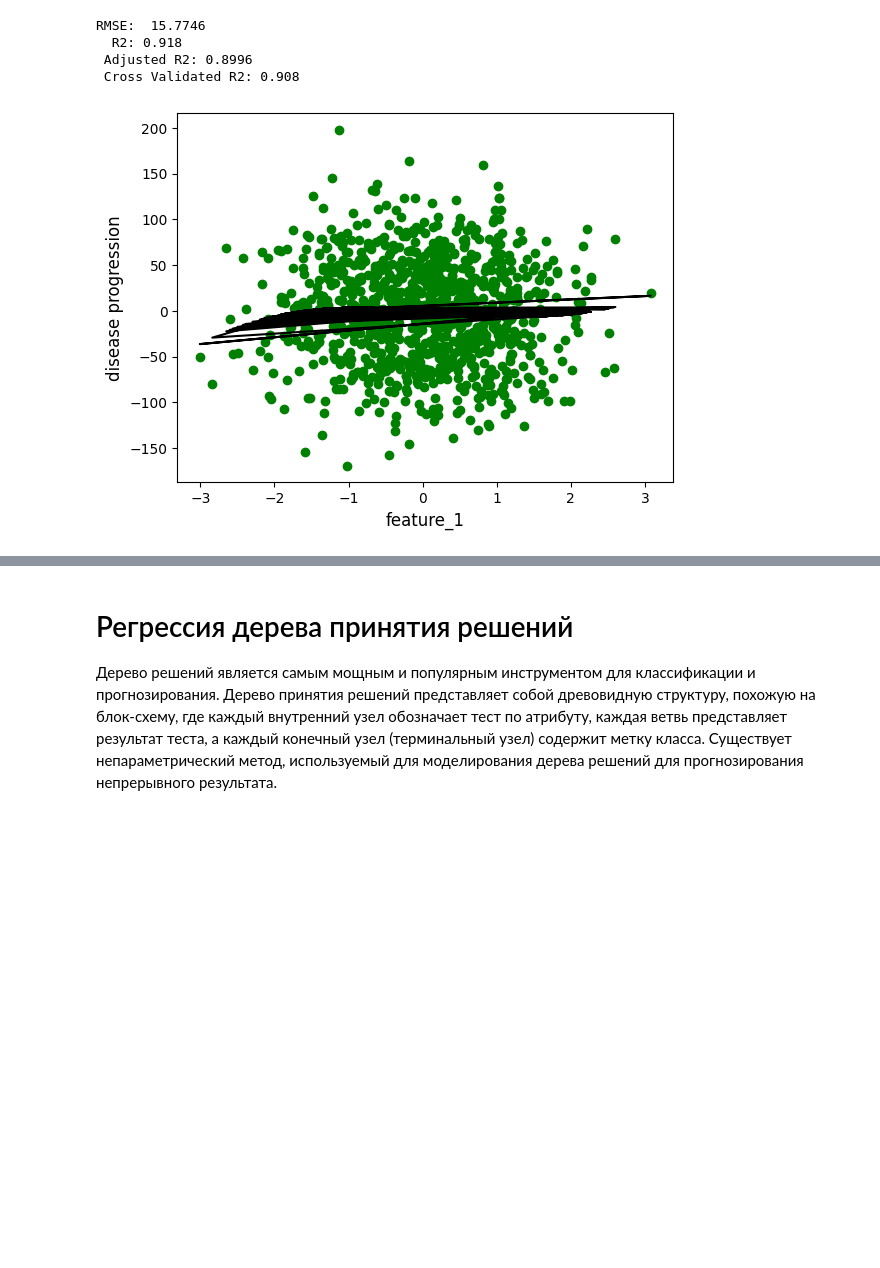
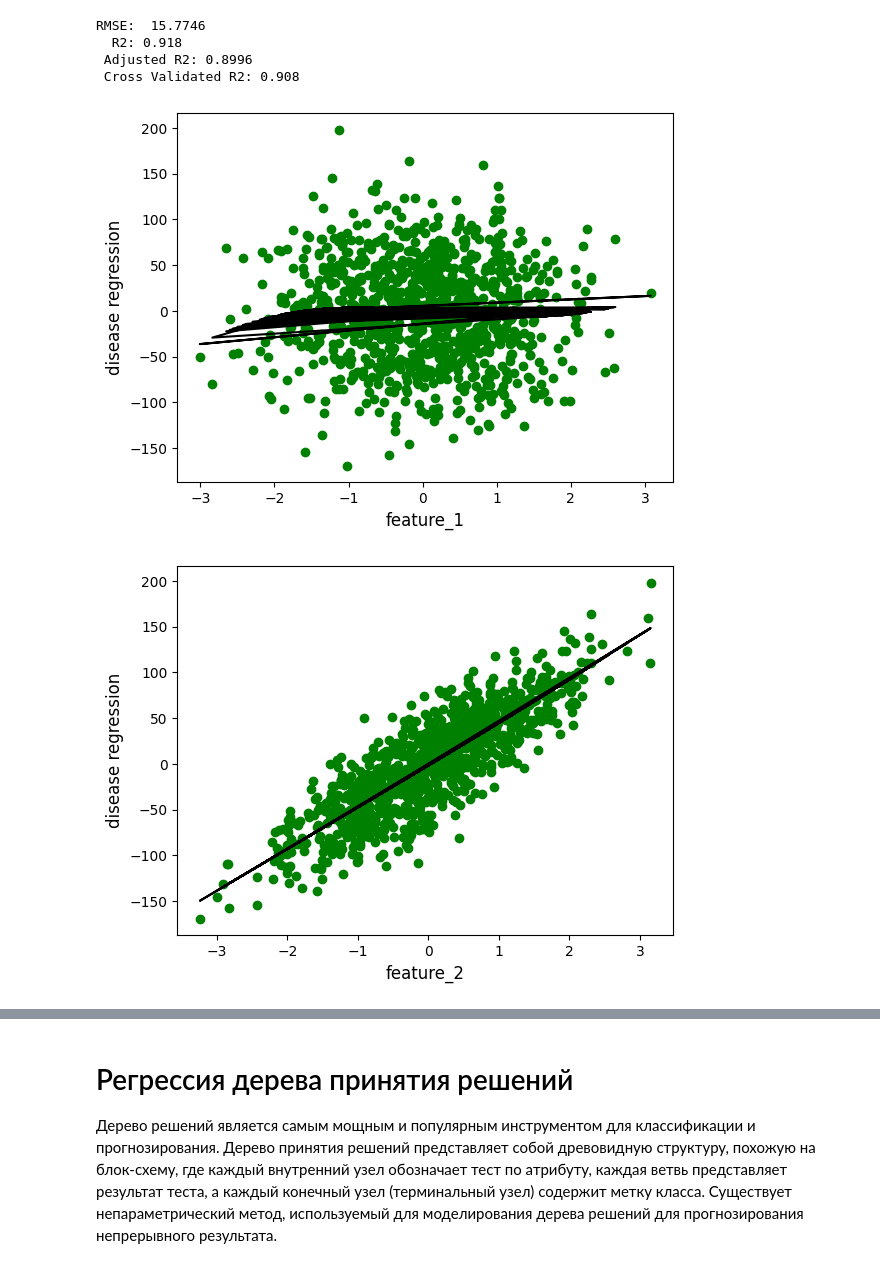
Before and after one commit to uldopp/TMON, a Jupyter notebook: KT_1_Regres/KT_1_Regres.ipynb, the cells around one changed output, grey strips where cells are left out. Drawn from its saved outputs; the diff is of its cells as text; code cells hidden in the pictures; blank space fills up the shorter version.

```diff
--- a/KT_1_Regres/KT_1_Regres.ipynb
+++ b/KT_1_Regres/KT_1_Regres.ipynb
@@ -284,20 +289,22 @@ RMSE:  15.7746
  Adjusted R2: 0.8996
  Cross Validated R2: 0.908
 # %%
-X2 = df['feature_1'].values[:,np.newaxis]
-# target data is array of shape (n,)
-y2 = df['target'].values
+features = ['feature_1', 'feature_2', 'feature_3', 'feature_4', 'feature_5']
 
-poly_features = poly.fit_transform(X2)
+for feature in features:
+    X2 = df[feature].values[:, np.newaxis]
+    y2 = df['target'].values
 
-model2 = LinearRegression()
-model2.fit(poly_features, y2)
+    poly_features = poly.fit_transform(X2)
 
+    model2 = LinearRegression()
+    model2.fit(poly_features, y2)
 
-plt.scatter(X2, y2,color='g')
-plt.plot(X2, model2.predict(poly.fit_transform(X2)),color='k')
-plt.ylabel('disease progression', size=12)
-plt.xlabel('feature_1', size=12)
-plt.show()
+    plt.scatter(X2, y2, color='g')
+    plt.plot(X2, model2.predict(poly.fit_transform(X2)), color='k')
+    plt.xlabel(feature, size=12)
+    plt.ylabel('disease regression', size=12)
+    plt.show()
 # %% [output]
-[figure, old version]
+[figure, new version]
+[figure, added]
```
Also changed, not shown: parts of 7 cells of this notebook.
